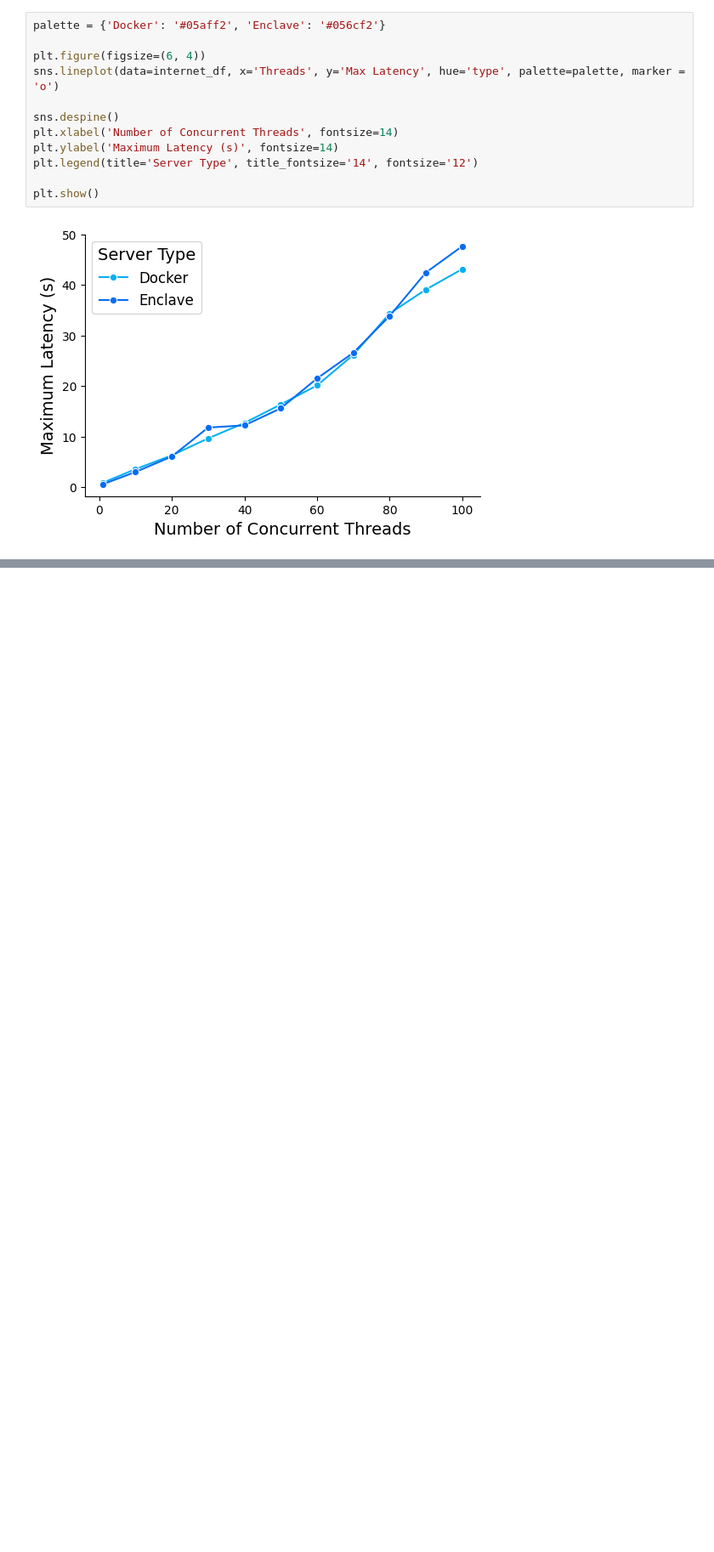
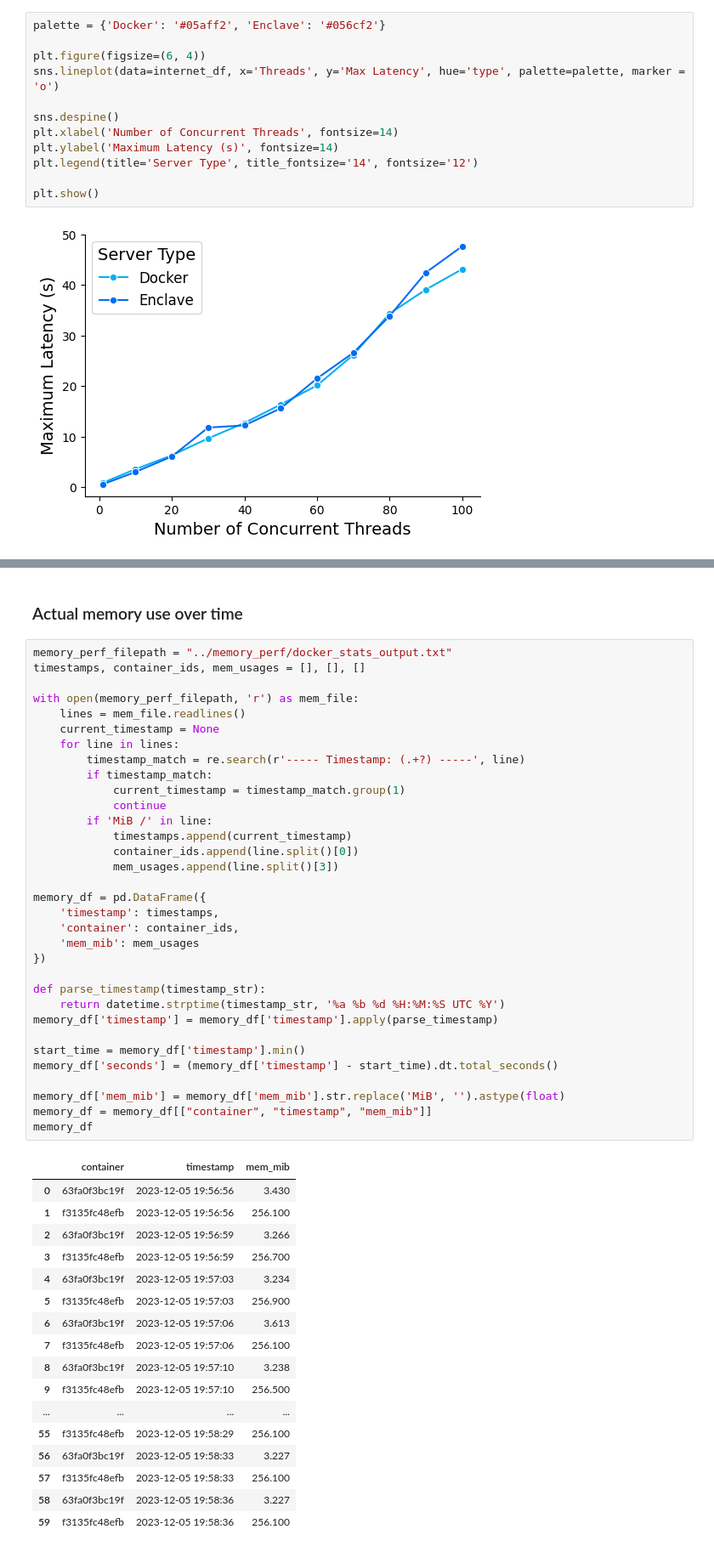
Before and after one commit to hpiercehoffman/secure-serving, a Jupyter notebook: figures/figures.ipynb, the cells around one changed output, grey strips where cells are left out. Shown at 85% size. Cells and saved outputs as stored; diff of their text form; blank space fills up the shorter version.

```diff
--- a/figures/figures.ipynb
+++ b/figures/figures.ipynb
@@ -182,0 +212,53 @@ plt.show()
+# %% [markdown]
+### Actual memory use over time ###
+# %%
+memory_perf_filepath = "../memory_perf/docker_stats_output.txt"
+timestamps, container_ids, mem_usages = [], [], []
+
+with open(memory_perf_filepath, 'r') as mem_file:
+    lines = mem_file.readlines()
+    current_timestamp = None
+    for line in lines:
+        timestamp_match = re.search(r'----- Timestamp: (.+?) -----', line)
+        if timestamp_match:
+            current_timestamp = timestamp_match.group(1)
+            continue
+        if 'MiB /' in line:
+            timestamps.append(current_timestamp)
+            container_ids.append(line.split()[0])
+            mem_usages.append(line.split()[3])
+
+memory_df = pd.DataFrame({
+    'timestamp': timestamps,
+    'container': container_ids,
+    'mem_mib': mem_usages
+})
+
+def parse_timestamp(timestamp_str):
+    return datetime.strptime(timestamp_str, '%a %b %d %H:%M:%S UTC %Y')
+memory_df['timestamp'] = memory_df['timestamp'].apply(parse_timestamp)
+
+start_time = memory_df['timestamp'].min()
+memory_df['seconds'] = (memory_df['timestamp'] - start_time).dt.total_seconds()
+
+memory_df['mem_mib'] = memory_df['mem_mib'].str.replace('MiB', '').astype(float)
+memory_df = memory_df[["container", "timestamp", "mem_mib"]]
+memory_df
+# %% [output]
+|  | container | timestamp | mem_mib |
+| 0 | 63fa0f3bc19f | 2023-12-05 19:56:56 | 3.430 |
+| 1 | f3135fc48efb | 2023-12-05 19:56:56 | 256.100 |
+| 2 | 63fa0f3bc19f | 2023-12-05 19:56:59 | 3.266 |
+| 3 | f3135fc48efb | 2023-12-05 19:56:59 | 256.700 |
+| 4 | 63fa0f3bc19f | 2023-12-05 19:57:03 | 3.234 |
+| 5 | f3135fc48efb | 2023-12-05 19:57:03 | 256.900 |
+| 6 | 63fa0f3bc19f | 2023-12-05 19:57:06 | 3.613 |
+| 7 | f3135fc48efb | 2023-12-05 19:57:06 | 256.100 |
+| 8 | 63fa0f3bc19f | 2023-12-05 19:57:10 | 3.238 |
+| 9 | f3135fc48efb | 2023-12-05 19:57:10 | 256.500 |
+| ... | ... | ... | ... |
+| 55 | f3135fc48efb | 2023-12-05 19:58:29 | 256.100 |
+| 56 | 63fa0f3bc19f | 2023-12-05 19:58:33 | 3.227 |
+| 57 | f3135fc48efb | 2023-12-05 19:58:33 | 256.100 |
+| 58 | 63fa0f3bc19f | 2023-12-05 19:58:36 | 3.227 |
+| 59 | f3135fc48efb | 2023-12-05 19:58:36 | 256.100 |
```
Also changed, not shown: parts of 5 cells of this notebook, 3 other files.
